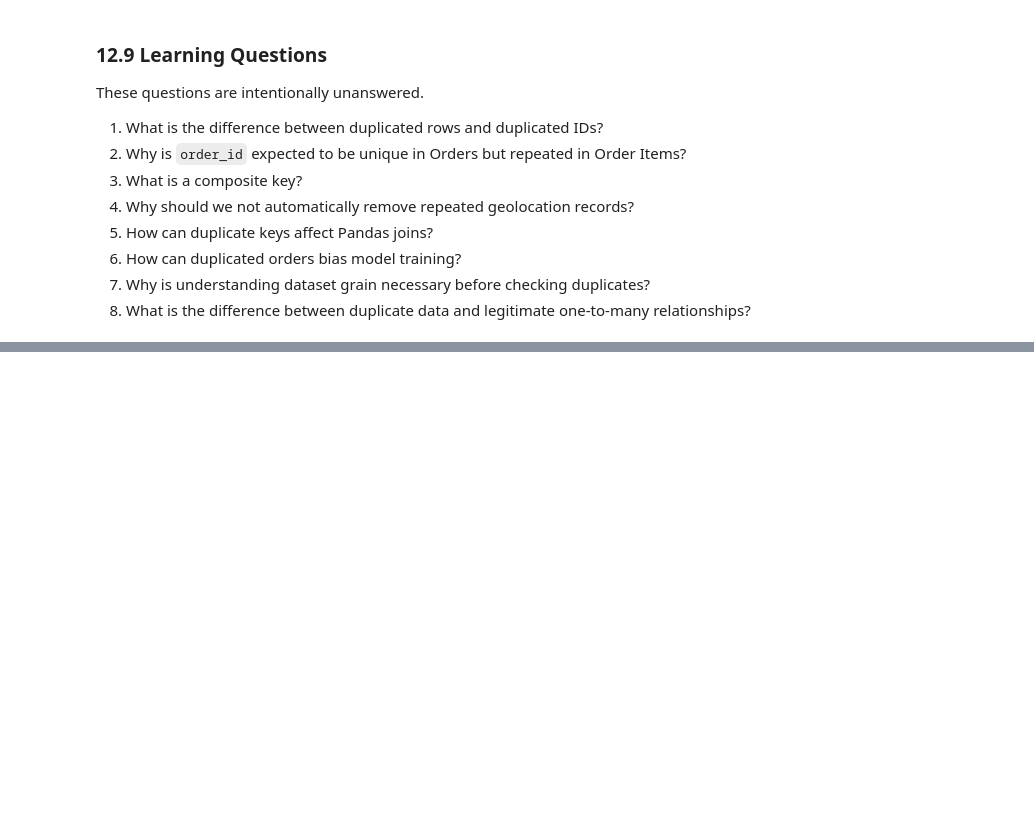
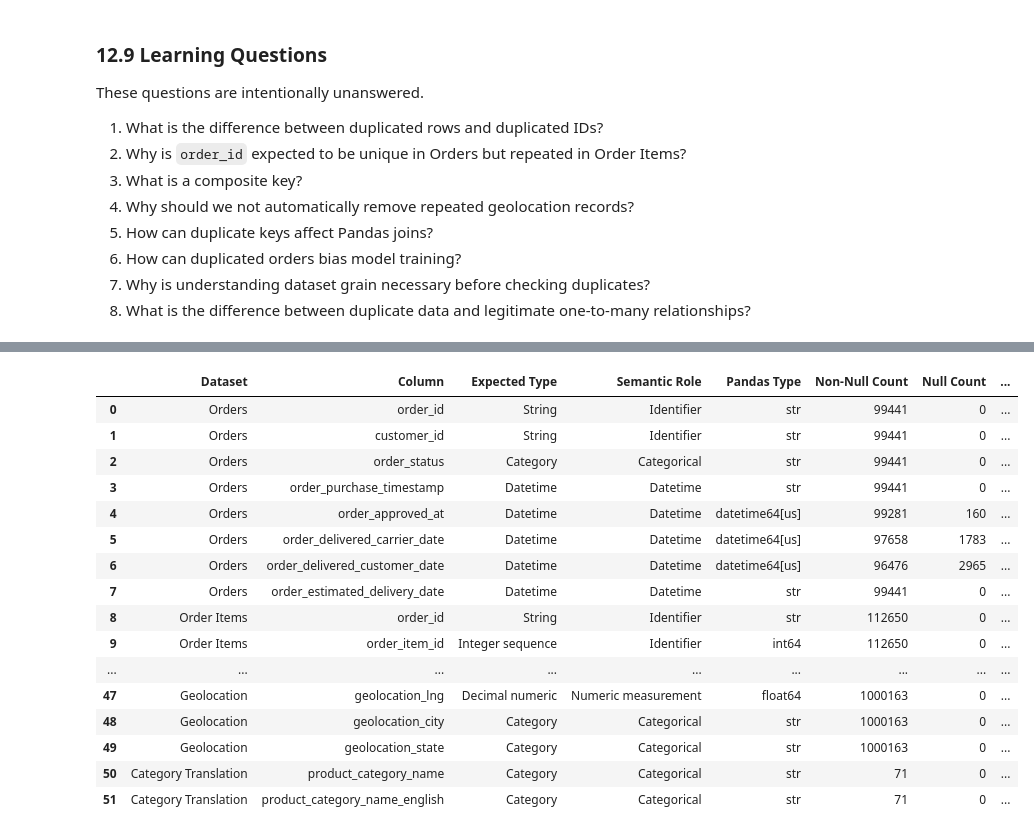
Before and after one commit to mmubashir95/ecommerce-delivery-intelligence, a Jupyter notebook: notebooks/02_data_quality.ipynb, the cells around one changed output, grey strips where cells are left out. Drawn from its saved outputs; the diff is of its cells as text; code cells hidden in the pictures; blank space fills up the shorter version.

Commit message:
Add data type validation analysis

```diff
--- a/notebooks/02_data_quality.ipynb
+++ b/notebooks/02_data_quality.ipynb
@@ -1567,0 +1765,53 @@ These questions are intentionally unanswered.
+# %%
+def classify_dtype_compatibility(dtype, semantic_role: str) -> str:
+    '''Classify storage compatibility without converting the source column.'''
+    is_numeric = pd.api.types.is_numeric_dtype(dtype)
+    is_datetime = pd.api.types.is_datetime64_any_dtype(dtype)
+    is_text_like = pd.api.types.is_string_dtype(dtype) or pd.api.types.is_object_dtype(dtype)
+
+    if semantic_role == "Datetime":
+        return "Correct / Compatible" if is_datetime else "Conversion Recommended Later"
+    if semantic_role in {"Numeric measurement", "Count", "Ordinal categorical"}:
+        return "Correct / Compatible" if is_numeric else "Suspicious / Needs Investigation"
+    if semantic_role == "Geographic identifier":
+        # Numeric storage is parseable but can erase leading-zero formatting.
+        return "Conversion Recommended Later" if is_numeric else "Correct / Compatible"
+    if semantic_role in {"Identifier", "Categorical", "Text"}:
+        # Sequence identifiers are legitimately integer-backed; opaque IDs are strings.
+        return "Correct / Compatible" if is_text_like or is_numeric else "Suspicious / Needs Investigation"
+    return "Suspicious / Needs Investigation"
+
+
+dtype_comparison = expected_type_summary.merge(
+    current_dtype_summary,
+    on=["Dataset", "Column"],
+    validate="one_to_one",
+)
+dtype_comparison["Initial Validation Result"] = [
+    classify_dtype_compatibility(
+        datasets[dataset_name][column].dtype,
+        semantic_role,
+    )
+    for dataset_name, column, semantic_role in dtype_comparison[
+        ["Dataset", "Column", "Semantic Role"]
+    ].itertuples(index=False, name=None)
+]
+display(dtype_comparison)
+# %% [output]
+|  | Dataset | Column | Expected Type | Semantic Role | Pandas Type | Non-Null Count | Null Count | ... |
+| 0 | Orders | order_id | String | Identifier | str | 99441 | 0 | ... |
+| 1 | Orders | customer_id | String | Identifier | str | 99441 | 0 | ... |
+| 2 | Orders | order_status | Category | Categorical | str | 99441 | 0 | ... |
+| 3 | Orders | order_purchase_timestamp | Datetime | Datetime | str | 99441 | 0 | ... |
+| 4 | Orders | order_approved_at | Datetime | Datetime | datetime64[us] | 99281 | 160 | ... |
+| 5 | Orders | order_delivered_carrier_date | Datetime | Datetime | datetime64[us] | 97658 | 1783 | ... |
+| 6 | Orders | order_delivered_customer_date | Datetime | Datetime | datetime64[us] | 96476 | 2965 | ... |
+| 7 | Orders | order_estimated_delivery_date | Datetime | Datetime | str | 99441 | 0 | ... |
+| 8 | Order Items | order_id | String | Identifier | str | 112650 | 0 | ... |
+| 9 | Order Items | order_item_id | Integer sequence | Identifier | int64 | 112650 | 0 | ... |
+| ... | ... | ... | ... | ... | ... | ... | ... | ... |
+| 47 | Geolocation | geolocation_lng | Decimal numeric | Numeric measurement | float64 | 1000163 | 0 | ... |
+| 48 | Geolocation | geolocation_city | Category | Categorical | str | 1000163 | 0 | ... |
+| 49 | Geolocation | geolocation_state | Category | Categorical | str | 1000163 | 0 | ... |
+| 50 | Category Translation | product_category_name | Category | Categorical | str | 71 | 0 | ... |
+| 51 | Category Translation | product_category_name_english | Category | Categorical | str | 71 | 0 | ... |
```
Also changed, not shown: parts of 20 cells of this notebook.
